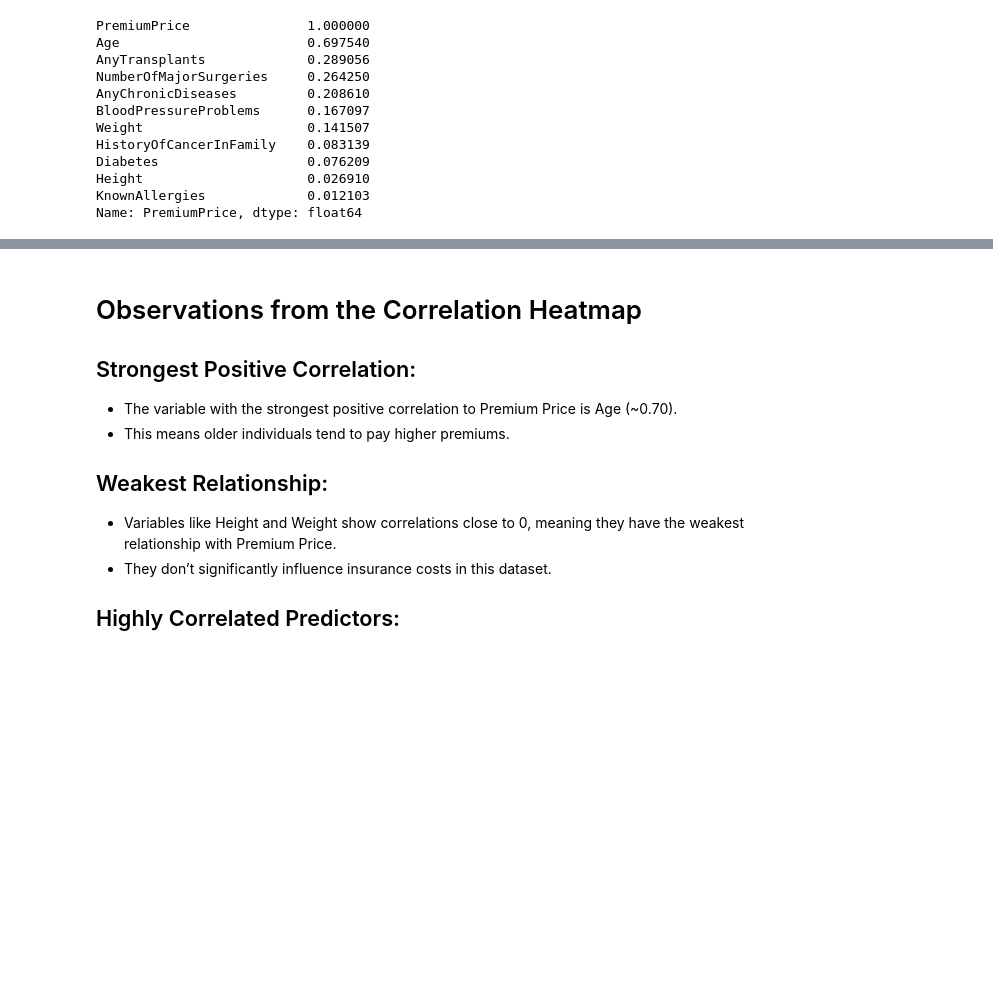
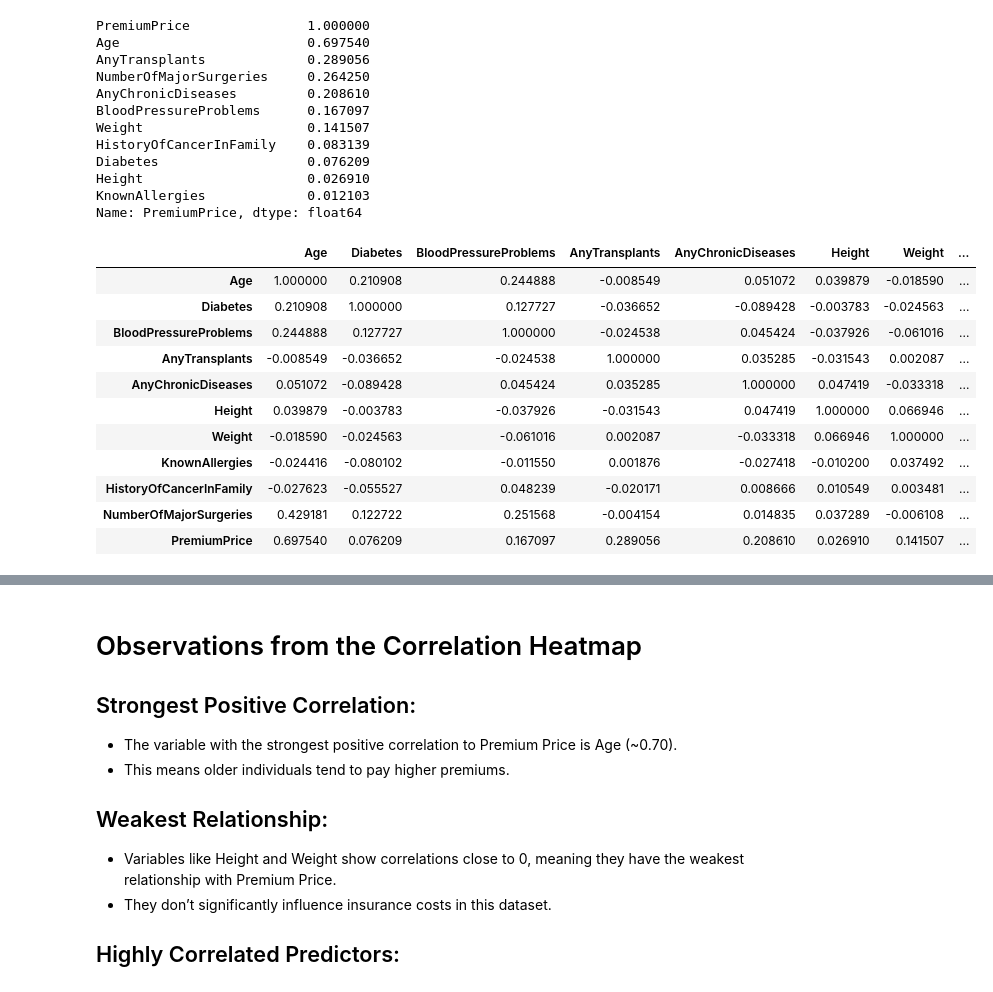
Before and after one commit to saravanabst/insurance-cost-prediction, a Jupyter notebook: notebooks/EDA.ipynb, the cells around one changed output, grey strips where cells are left out. Saved outputs shown, nothing was run; the diff lists cells and outputs as text; code cells hidden in the pictures; blank space fills up the shorter version.

```diff
--- a/notebooks/EDA.ipynb
+++ b/notebooks/EDA.ipynb
@@ -455,3 +455,19 @@ Diabetes                   0.076209
 Height                     0.026910
 KnownAllergies             0.012103
 Name: PremiumPrice, dtype: float64
+# %%
+corr = df.corr(numeric_only=True)
+corr
+# %% [output]
+|  | Age | Diabetes | BloodPressureProblems | AnyTransplants | AnyChronicDiseases | Height | Weight | ... |
+| Age | 1.000000 | 0.210908 | 0.244888 | -0.008549 | 0.051072 | 0.039879 | -0.018590 | ... |
+| Diabetes | 0.210908 | 1.000000 | 0.127727 | -0.036652 | -0.089428 | -0.003783 | -0.024563 | ... |
+| BloodPressureProblems | 0.244888 | 0.127727 | 1.000000 | -0.024538 | 0.045424 | -0.037926 | -0.061016 | ... |
+| AnyTransplants | -0.008549 | -0.036652 | -0.024538 | 1.000000 | 0.035285 | -0.031543 | 0.002087 | ... |
+| AnyChronicDiseases | 0.051072 | -0.089428 | 0.045424 | 0.035285 | 1.000000 | 0.047419 | -0.033318 | ... |
+| Height | 0.039879 | -0.003783 | -0.037926 | -0.031543 | 0.047419 | 1.000000 | 0.066946 | ... |
+| Weight | -0.018590 | -0.024563 | -0.061016 | 0.002087 | -0.033318 | 0.066946 | 1.000000 | ... |
+| KnownAllergies | -0.024416 | -0.080102 | -0.011550 | 0.001876 | -0.027418 | -0.010200 | 0.037492 | ... |
+| HistoryOfCancerInFamily | -0.027623 | -0.055527 | 0.048239 | -0.020171 | 0.008666 | 0.010549 | 0.003481 | ... |
+| NumberOfMajorSurgeries | 0.429181 | 0.122722 | 0.251568 | -0.004154 | 0.014835 | 0.037289 | -0.006108 | ... |
+| PremiumPrice | 0.697540 | 0.076209 | 0.167097 | 0.289056 | 0.208610 | 0.026910 | 0.141507 | ... |
```
Also changed, not shown: parts of 2 cells of this notebook, 3 other files.
